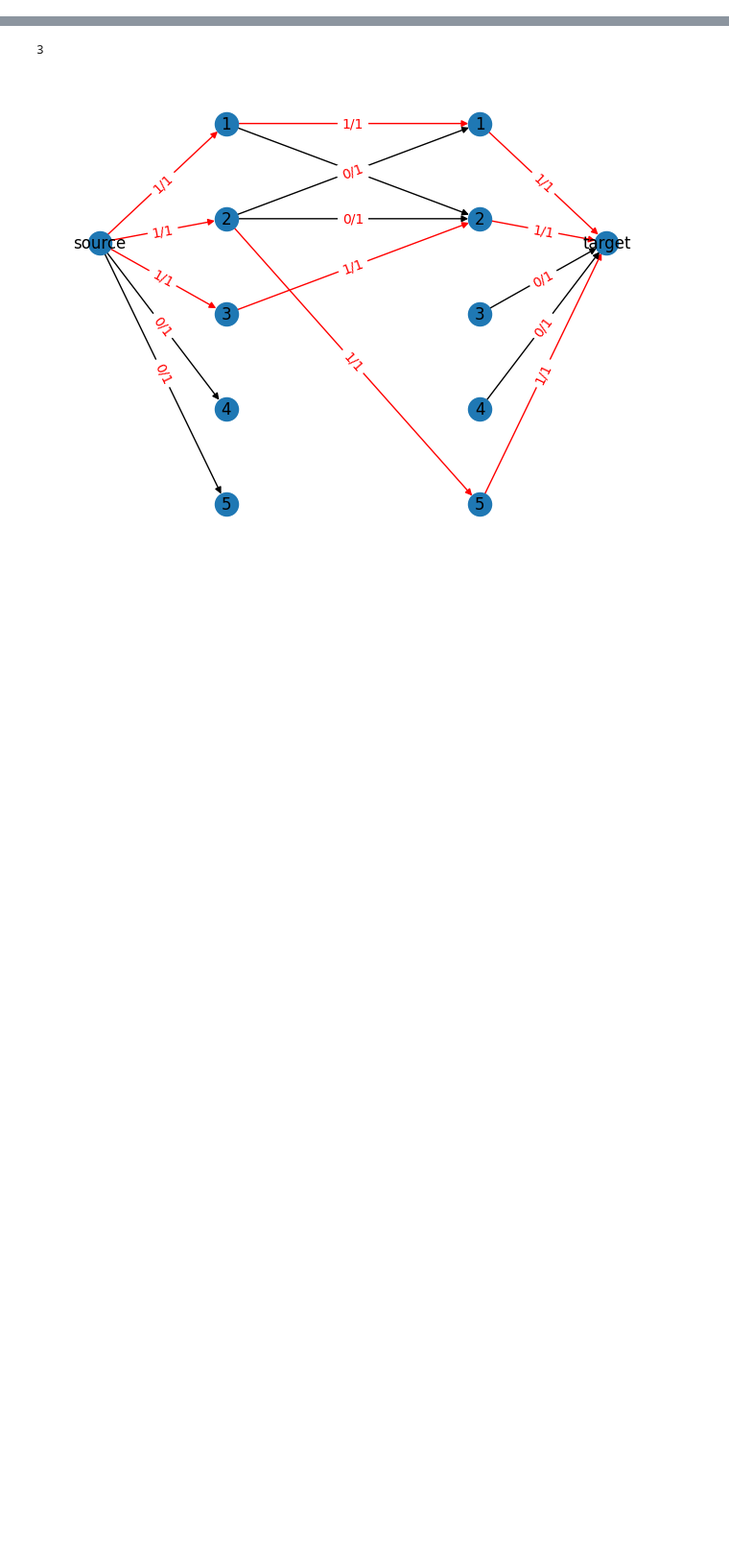
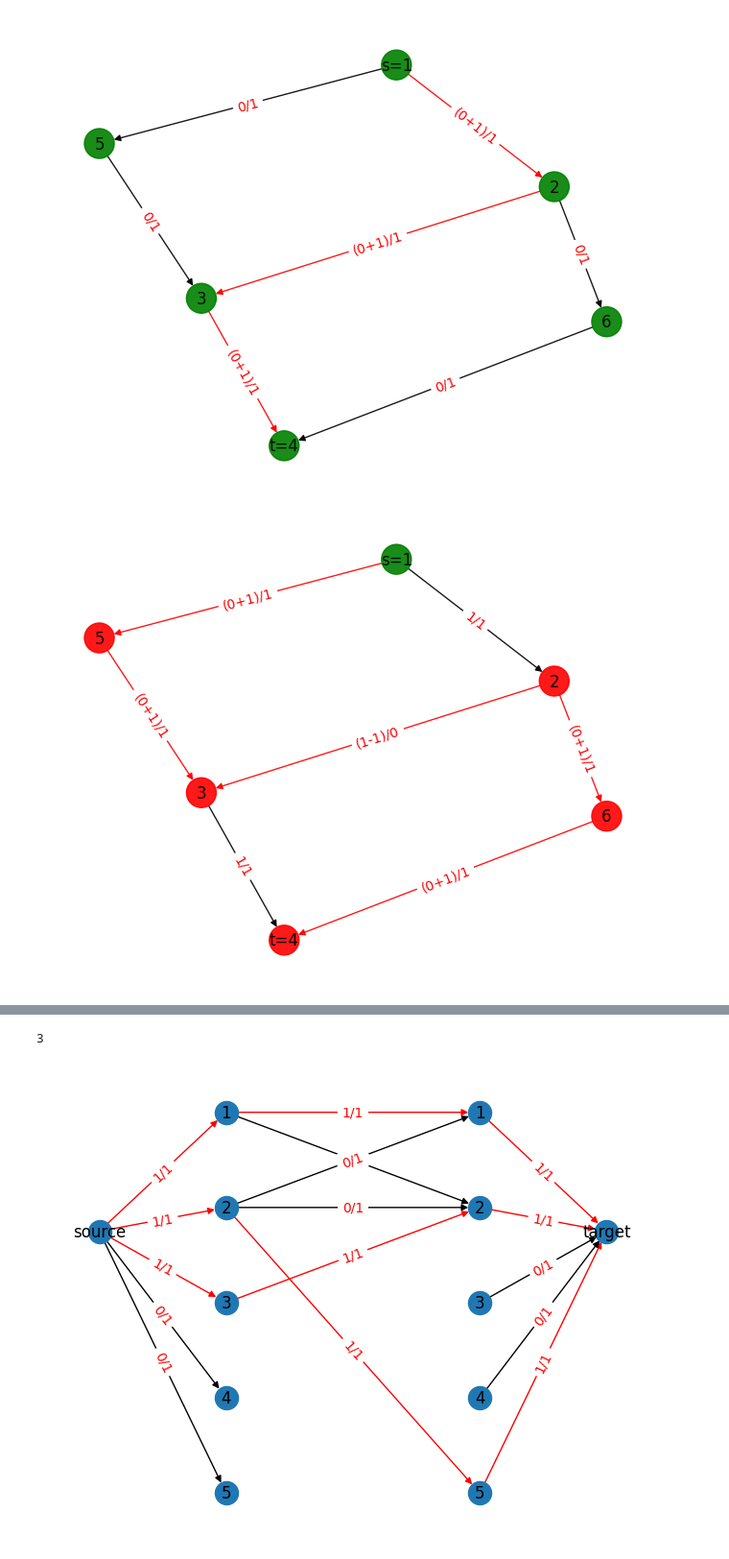
Before and after one commit to yukun-impa/algorithm-homework, a Jupyter notebook: main.ipynb, the cells around one changed output, grey strips where cells are left out. Shown at 96% size. Saved outputs shown, nothing was run; the diff lists cells and outputs as text; code cells hidden in the pictures; blank space fills up the shorter version.

```diff
--- a/main.ipynb
+++ b/main.ipynb
@@ -8,2 +36,16 @@ from matching2 import MaximumMatching2
+# %%
+maximumflow = kthFlow(6)
+maximumflow.add_edge(1, 2, 1)
+maximumflow.add_edge(1, 5, 1)
+maximumflow.add_edge(2, 3, 1)
+maximumflow.add_edge(5, 3, 1)
+maximumflow.add_edge(2, 6, 1)
+maximumflow.add_edge(3, 4, 1)
+maximumflow.add_edge(6, 4, 1)
+maximumflow.print_next_result(1, 4)
+maximumflow.print_next_result(1, 4)
+# %% [output]
+[figure, added]
+[figure, added]
 # %%
 solver = MaximumFlow(4)
```
Also changed, not shown: parts of 5 cells of this notebook, 1 other file.
